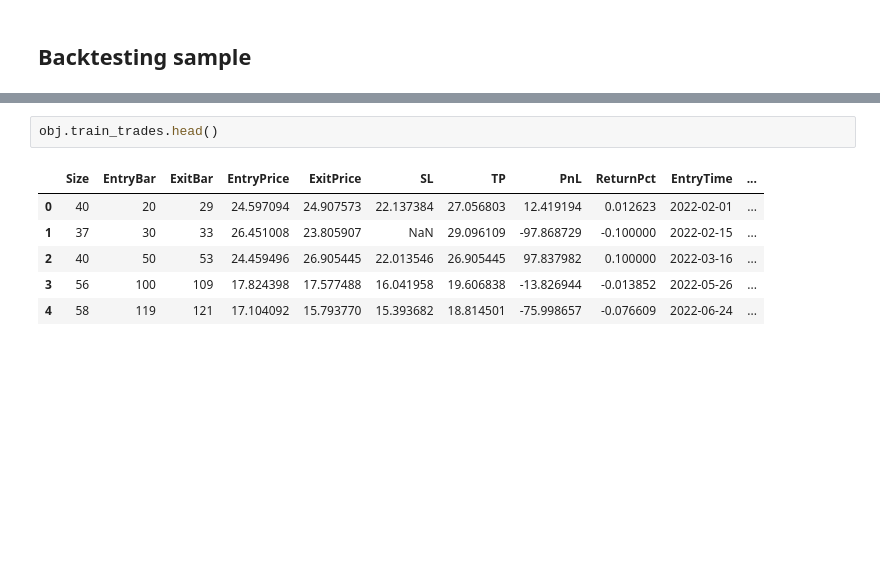
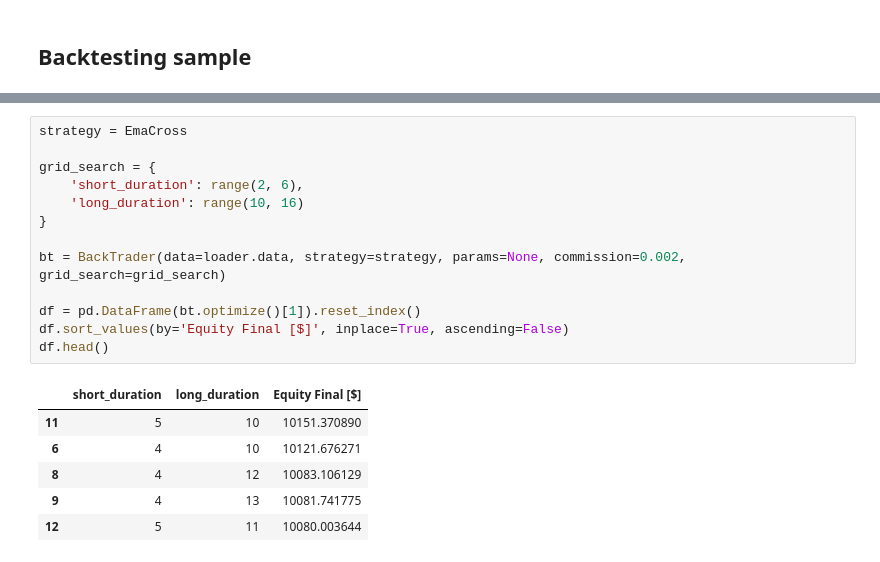
Before and after one commit to QuanPham19/trader-joe, a Jupyter notebook: trader.ipynb, the cells around one changed output, grey strips where cells are left out. Saved outputs shown, nothing was run; the diff lists cells and outputs as text; blank space fills up the shorter version.

```diff
--- a/trader.ipynb
+++ b/trader.ipynb
@@ -107,9 +59,20 @@ print(best, high)
-# %%
-obj.train_trades.head()
-# %% [output]
-|  | Size | EntryBar | ExitBar | EntryPrice | ExitPrice | SL | TP | PnL | ReturnPct | EntryTime | ... |
-| 0 | 40 | 20 | 29 | 24.597094 | 24.907573 | 22.137384 | 27.056803 | 12.419194 | 0.012623 | 2022-02-01 | ... |
-| 1 | 37 | 30 | 33 | 26.451008 | 23.805907 | NaN | 29.096109 | -97.868729 | -0.100000 | 2022-02-15 | ... |
-| 2 | 40 | 50 | 53 | 24.459496 | 26.905445 | 22.013546 | 26.905445 | 97.837982 | 0.100000 | 2022-03-16 | ... |
-| 3 | 56 | 100 | 109 | 17.824398 | 17.577488 | 16.041958 | 19.606838 | -13.826944 | -0.013852 | 2022-05-26 | ... |
-| 4 | 58 | 119 | 121 | 17.104092 | 15.793770 | 15.393682 | 18.814501 | -75.998657 | -0.076609 | 2022-06-24 | ... |
+# %%
+strategy = EmaCross
+
+grid_search = {
+    'short_duration': range(2, 6),
+    'long_duration': range(10, 16)
+}
+
+bt = BackTrader(data=loader.data, strategy=strategy, params=None, commission=0.002, grid_search=grid_search)
+
+df = pd.DataFrame(bt.optimize()[1]).reset_index()
+df.sort_values(by='Equity Final [$]', inplace=True, ascending=False)
+df.head()
+# %% [output]
+|  | short_duration | long_duration | Equity Final [$] |
+| 11 | 5 | 10 | 10151.370890 |
+| 6 | 4 | 10 | 10121.676271 |
+| 8 | 4 | 12 | 10083.106129 |
+| 9 | 4 | 13 | 10081.741775 |
+| 12 | 5 | 11 | 10080.003644 |
```
Also changed, not shown: parts of 10 cells of this notebook, 2 other files.
